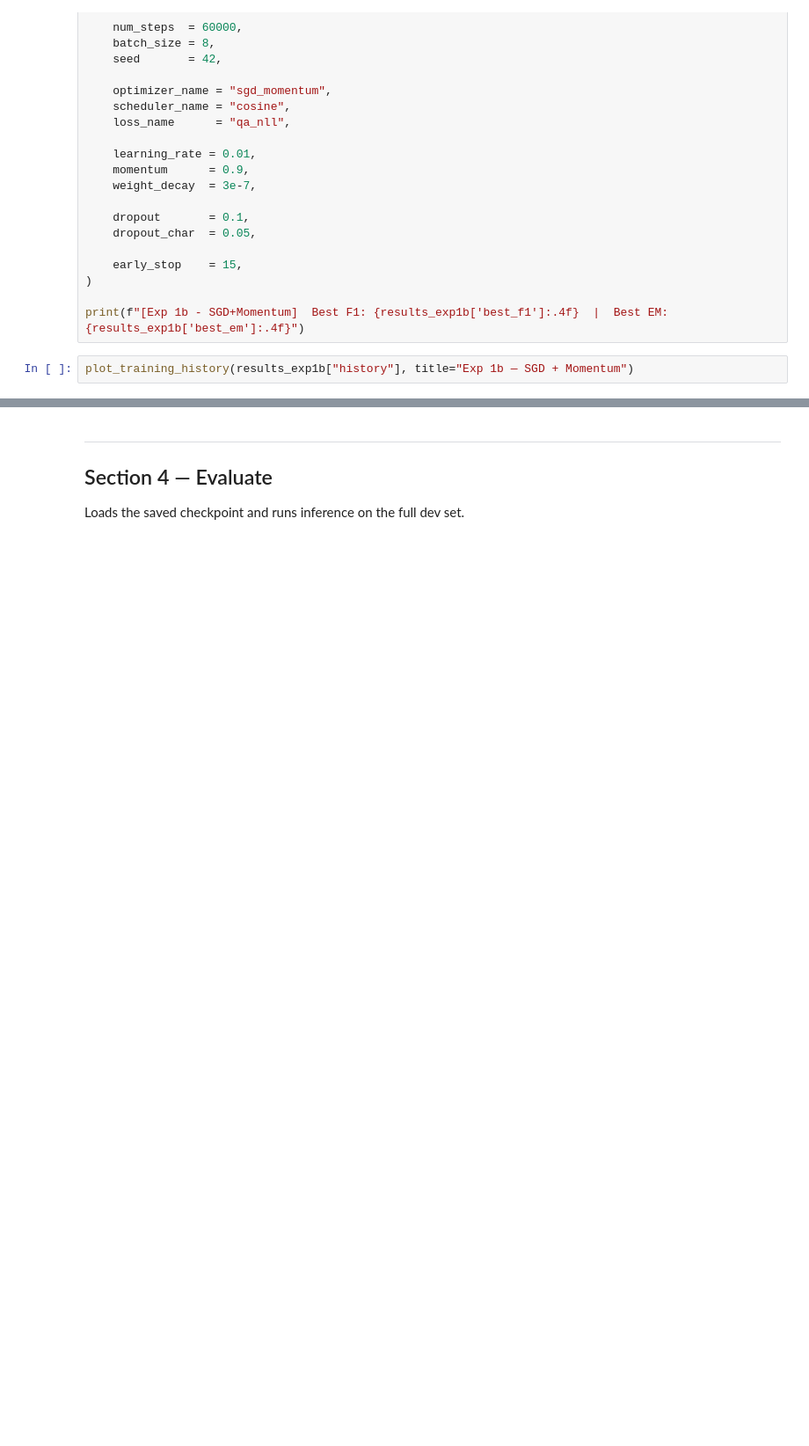
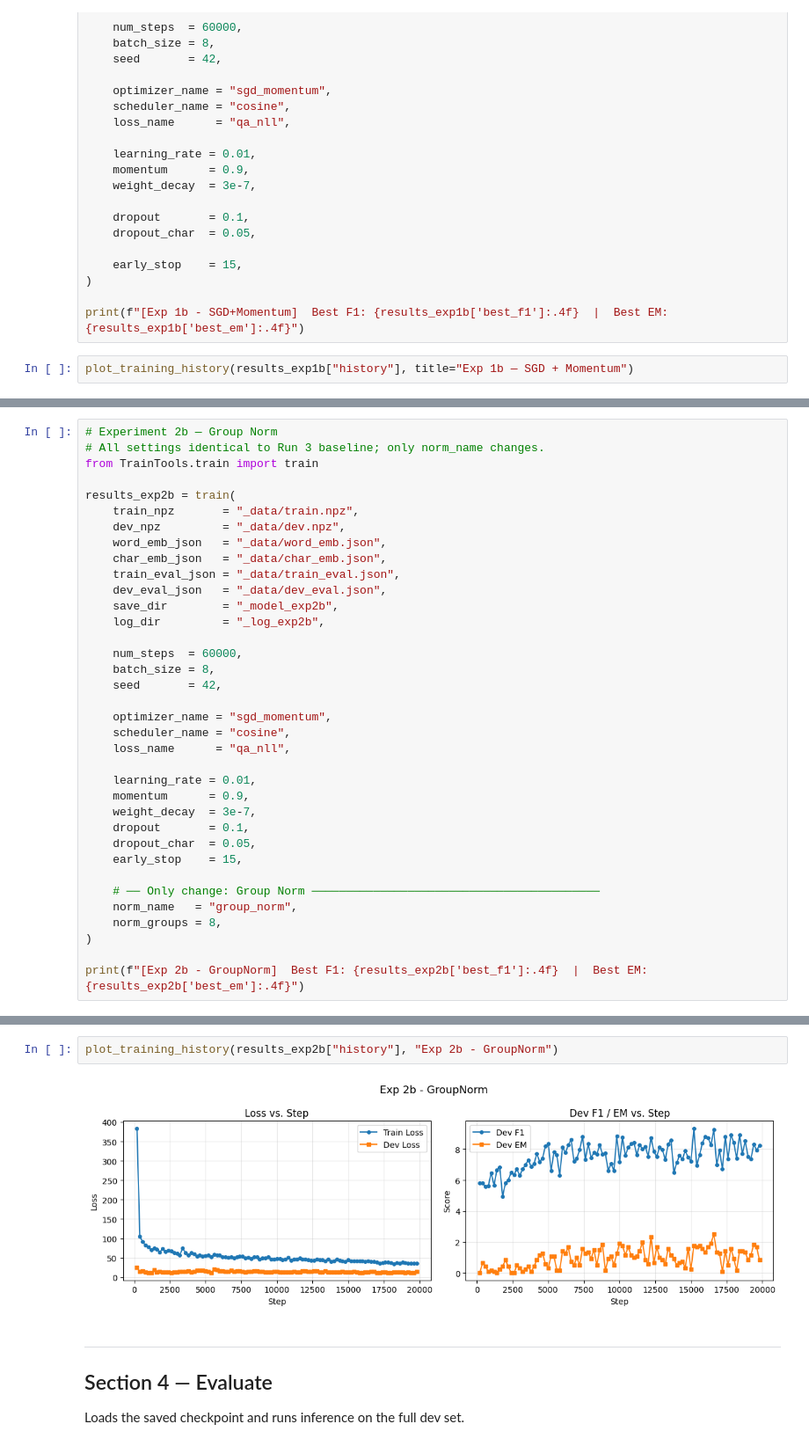
Before and after one commit to 1445249760/5329_A1, a Jupyter notebook: assignment1.ipynb, the cells around one changed output, grey strips where cells are left out. Shown at 88% size. Cells and saved outputs as stored; diff of their text form; blank space fills up the shorter version.

```diff
--- a/assignment1.ipynb
+++ b/assignment1.ipynb
@@ -263,0 +278,36 @@ plot_training_history(results_exp1b["history"], title="Exp 1b — SGD + Momentum
+# %%
+# Experiment 2b — Group Norm
+# All settings identical to Run 3 baseline; only norm_name changes.
+from TrainTools.train import train
+
+results_exp2b = train(
+    train_npz       = "_data/train.npz",
+    dev_npz         = "_data/dev.npz",
+    word_emb_json   = "_data/word_emb.json",
+    char_emb_json   = "_data/char_emb.json",
+    train_eval_json = "_data/train_eval.json",
+    dev_eval_json   = "_data/dev_eval.json",
+    save_dir        = "_model_exp2b",
+    log_dir         = "_log_exp2b",
+
+    num_steps  = 60000,
+    batch_size = 8,
+    seed       = 42,
+
+    optimizer_name = "sgd_momentum",
+    scheduler_name = "cosine",
+    loss_name      = "qa_nll",
+
+    learning_rate = 0.01,
+    momentum      = 0.9,
+    weight_decay  = 3e-7,
+    dropout       = 0.1,
+    dropout_char  = 0.05,
+    early_stop    = 15,
+
+    # ── Only change: Group Norm ──────────────────────────────────────────
+    norm_name   = "group_norm",
+    norm_groups = 8,
+)
+
+print(f"[Exp 2b - GroupNorm]  Best F1: {results_exp2b['best_f1']:.4f}  |  Best EM: {results_exp2b['best_em']:.4f}")
@@ -264,3 +340,7 @@ plot_training_history(results_exp1b["history"], title="Exp 1b — SGD + Momentum
+# %%
+plot_training_history(results_exp2b["history"], "Exp 2b - GroupNorm")
+# %% [output]
+[figure, added]
 # %% [markdown]
 ---
 ## Section 4 — Evaluate
```
Also changed, not shown: parts of 3 cells of this notebook.
